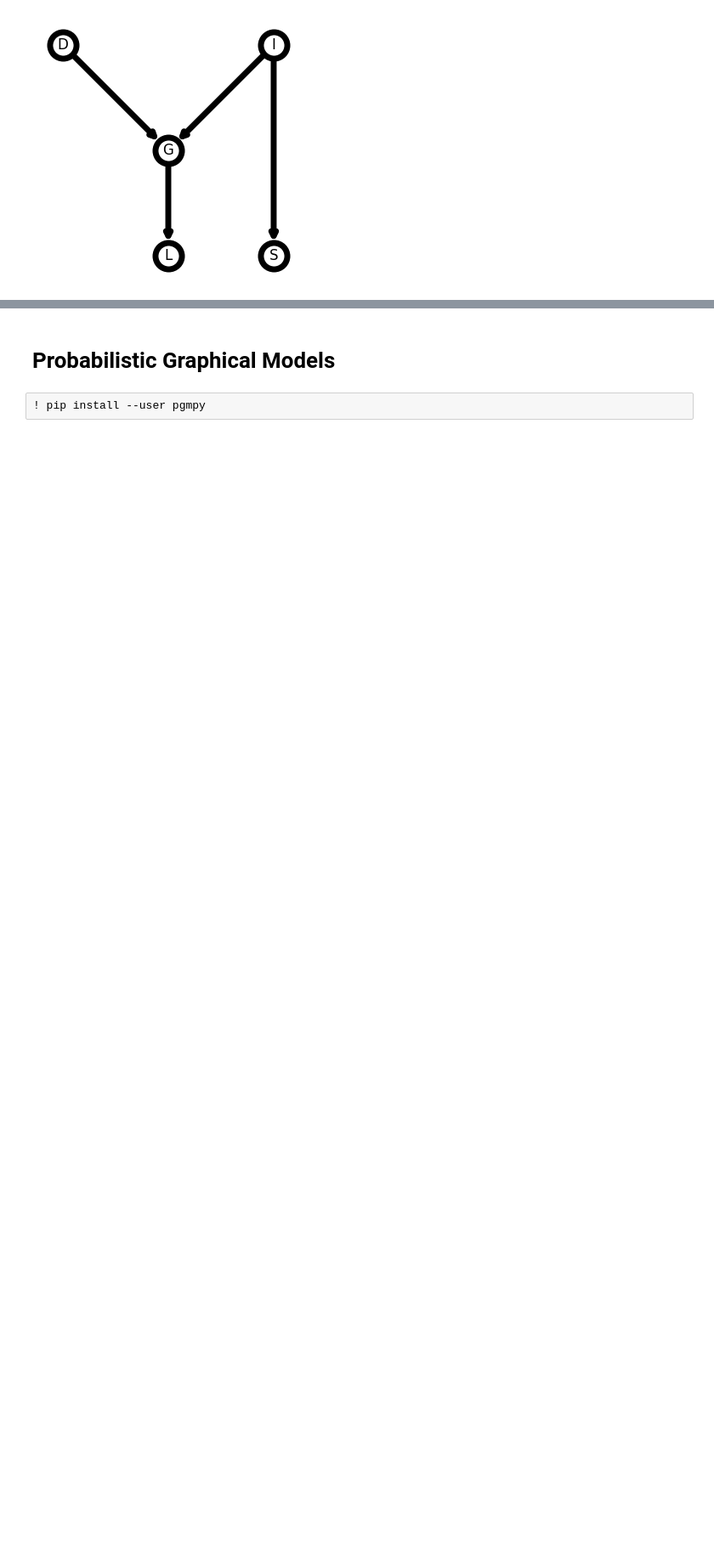
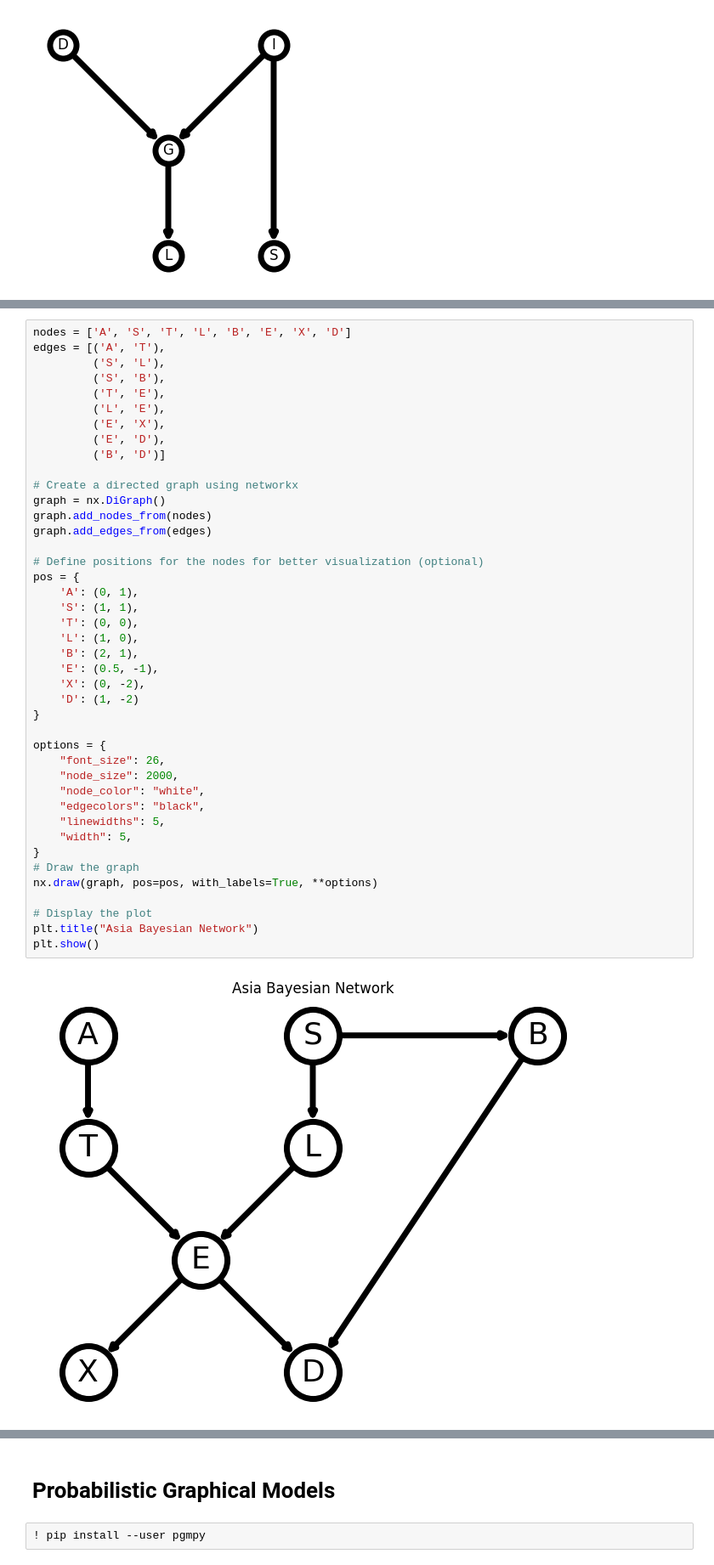
Before and after one commit to sherna90/inteligencia_artificial, a Jupyter notebook: 3.-Redes_Bayesianas.ipynb, the cells around one changed output, grey strips where cells are left out. Shown at 85% size. Drawn from its saved outputs; the diff is of its cells as text; blank space fills up the shorter version.

```diff
--- a/3.-Redes_Bayesianas.ipynb
+++ b/3.-Redes_Bayesianas.ipynb
@@ -151 +133,45 @@ plt.show()
+# %%
+nodes = ['A', 'S', 'T', 'L', 'B', 'E', 'X', 'D']
+edges = [('A', 'T'),
+         ('S', 'L'),
+         ('S', 'B'),
+         ('T', 'E'),
+         ('L', 'E'),
+         ('E', 'X'),
+         ('E', 'D'),
+         ('B', 'D')]
+
+# Create a directed graph using networkx
+graph = nx.DiGraph()
+graph.add_nodes_from(nodes)
+graph.add_edges_from(edges)
+
+# Define positions for the nodes for better visualization (optional)
+pos = {
+    'A': (0, 1),
+    'S': (1, 1),
+    'T': (0, 0),
+    'L': (1, 0),
+    'B': (2, 1),
+    'E': (0.5, -1),
+    'X': (0, -2),
+    'D': (1, -2)
+}
+
+options = {
+    "font_size": 26,
+    "node_size": 2000,
+    "node_color": "white",
+    "edgecolors": "black",
+    "linewidths": 5,
+    "width": 5,
+}
+# Draw the graph
+nx.draw(graph, pos=pos, with_labels=True, **options)
+
+# Display the plot
+plt.title("Asia Bayesian Network")
+plt.show()
+# %% [output]
+[figure, added]
 # %%
```
Also changed, not shown: parts of 12 cells of this notebook.
